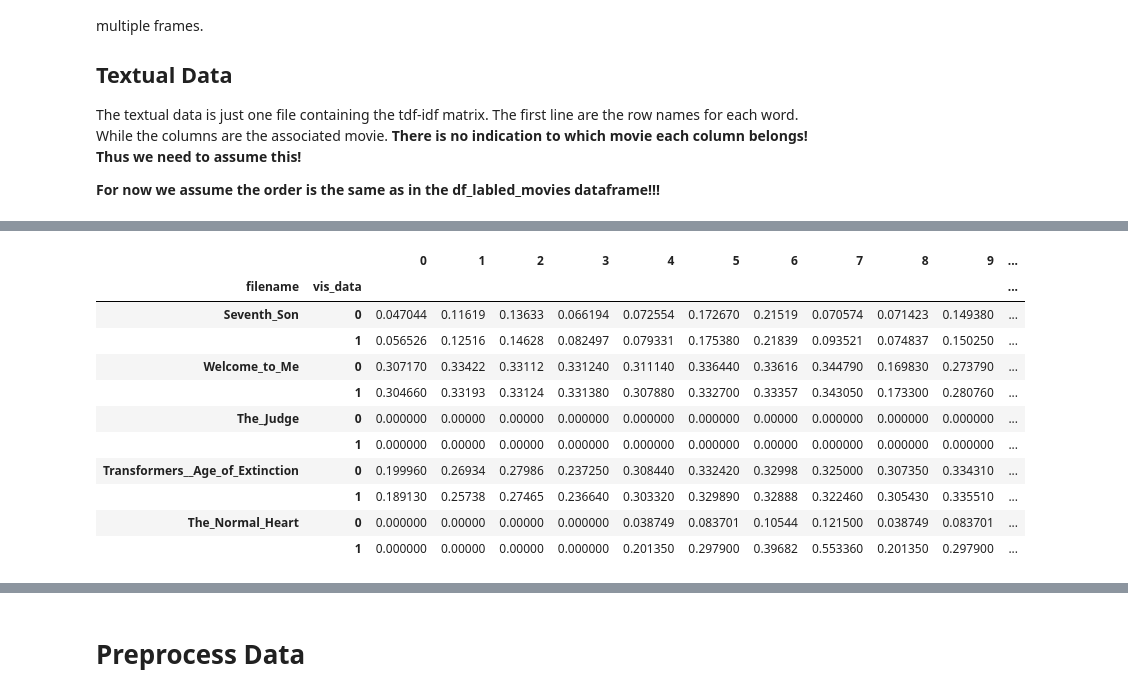
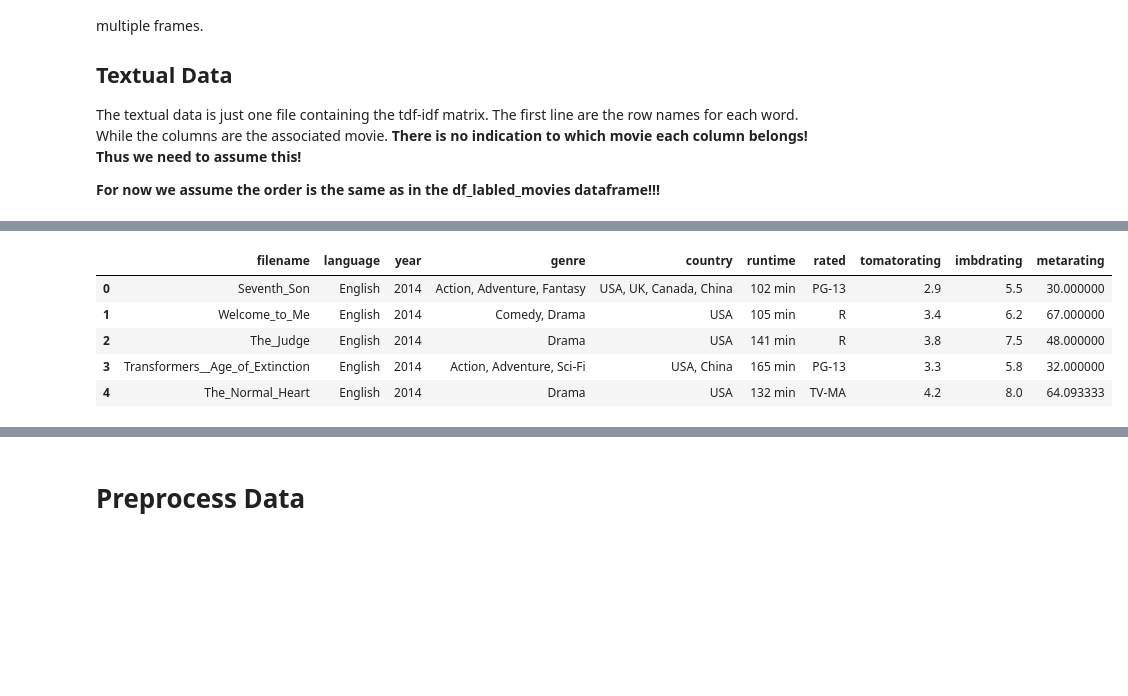
Before and after one commit to patrickFuerst/CoE_task, a Jupyter notebook: classifier_selection.ipynb, the cells around one changed output, grey strips where cells are left out. Saved outputs shown, nothing was run; the diff lists cells and outputs as text; code cells hidden in the pictures; blank space fills up the shorter version.

Commit message:
add extended meta data

```diff
--- a/classifier_selection.ipynb
+++ b/classifier_selection.ipynb
@@ -57,7 +57,7 @@ __For now we assume the order is the same as in the df_labled_movies dataframe!!
 df_labled_movies = pd.read_csv("./data/CoE_dataset/Dev_set/dev_set_groundtruth_and_trailers.csv", sep=';')
 del df_labled_movies['trailer']
 df_labled_movies = df_labled_movies[['movie','filename', 'goodforairplane']]
-display(df_labled_movies.head(10))
+display(df_labled_movies.head(5))
 
 
 ###############################################################
@@ -85,9 +85,9 @@ def load_meta_data( filenames ):
     return pd.DataFrame(raw_data, columns=['filename','language','year','genre','country','runtime','rated'])
 
 df_meta_data = load_meta_data( df_labled_movies['filename']  )
-pd.merge(df_labled_movies.drop(['movie'],axis=1),df_meta_data, on='filename').to_csv('data/meta_data_exported.csv',sep=";",index = False)
+#pd.merge(df_labled_movies.drop(['movie'],axis=1),df_meta_data, on='filename').to_csv('data/meta_data_exported.csv',sep=";",index = False)
 
-display(df_meta_data.head(10))
+display(df_meta_data.head(5))
 #display(df_meta_data.dtypes)
 
 ###############################################################
@@ -106,6 +106,12 @@ def load_user_rating_data( filenames ):
             tomato_rating = movie.get('tomatoUserRating')
             imbd_rating = movie.get('imdbRating')
             meta_rating = movie.get('metascore')
+            if tomato_rating == "N/A":
+                tomato_rating = np.nan
+            if imbd_rating == "N/A":
+                imbd_rating = np.nan
+            if meta_rating == "N/A":
+                meta_rating = np.nan
 
             raw_data.append( (file,tomato_rating,imbd_rating,meta_rating) )
 
@@ -113,10 +119,58 @@ def load_user_rating_data( filenames ):
 
 
 df_user_rating_data = load_user_rating_data( df_labled_movies['filename']  )
-pd.merge(df_labled_movies.drop(['movie'],axis=1),df_user_rating_data, on='filename').to_csv('data/user_rating_data_exported.csv',sep=";",index = False)
-display(df_user_rating_data.head(10))
+df_user_rating_data['tomatorating'] = pd.to_numeric(df_user_rating_data['tomatorating'])
+df_user_rating_data['imbdrating'] = pd.to_numeric(df_user_rating_data['imbdrating'])
+df_user_rating_data['metarating'] = pd.to_numeric(df_user_rating_data['metarating'])
+#pd.merge(df_labled_movies.drop(['movie'],axis=1),df_user_rating_data, on='filename').to_csv('data/user_rating_data_exported.csv',sep=";",index = False)
+df_user_rating_data.fillna(df_user_rating_data.mean(),inplace=True)
+
+display(df_user_rating_data.head(5))
 #display(df_user_rating_data.dtypes)
 
+
+###############################################################
+### Load meta data with user rating  ###
+def load_meta_extended_data( filenames ):
+
+
+    raw_data = []
+
+    for file in filenames:
+        file_path = f'./data/CoE_dataset/Dev_set/XML/{file}.xml'
+        with open(file_path) as f:
+            tree = ET.parse(f)
+            movie = tree.find('movie')
+
+            lang = movie.get('language')
+            year = movie.get('year')
+            genre = movie.get('genre')
+            country = movie.get('country')
+            runtime = movie.get('runtime')
+            age_rating = movie.get('rated')
+            tomato_rating = movie.get('tomatoUserRating')
+            imbd_rating = movie.get('imdbRating')
+            meta_rating = movie.get('metascore')
+
+            if tomato_rating == "N/A":
+                tomato_rating = np.nan
+            if imbd_rating == "N/A":
+                imbd_rating = np.nan
+            if meta_rating == "N/A":
+                meta_rating = np.nan
+            raw_data.append( (file,lang,year,genre,country,runtime,age_rating,tomato_rating,imbd_rating,meta_rating) )
+
+    return pd.DataFrame(raw_data, columns=['filename','language','year','genre','country','runtime','rated','tomatorating','imbdrating','metarating'])
+
+
+df_meta_extended_data = load_meta_extended_data( df_labled_movies['filename']  )
+df_meta_extended_data['tomatorating'] = pd.to_numeric(df_meta_extended_data['tomatorating'])
+df_meta_extended_data['imbdrating'] = pd.to_numeric(df_meta_extended_data['imbdrating'])
+df_meta_extended_data['metarating'] = pd.to_numeric(df_meta_extended_data['metarating'])
+df_meta_extended_data.fillna(df_meta_extended_data.mean(),inplace=True)
+
+display(df_meta_extended_data.head(5))
+#display(df_user_rating_data.dtypes)
 
 ###############################################################
 ### Load Visual Data ###
@@ -132,9 +186,9 @@ def load_visual_data( filenames ):
     return pd.concat(data_list, axis = 0, keys = filenames,names=('filename','vis_data'),  sort=False)
 
 df_visual_data = load_visual_data( df_labled_movies['filename']  )
-pd.merge(df_labled_movies.drop(['movie'],axis=1),df_visual_data, on='filename').to_csv('data/visual_data_exported.csv',sep=";",index = False)
+#pd.merge(df_labled_movies.drop(['movie'],axis=1),df_visual_data, on='filename').to_csv('data/visual_data_exported.csv',sep=";",index = False)
 
-display(df_visual_data.head(10))
+display(df_visual_data.head(5))
 
 
 ###############################################################
@@ -170,9 +224,9 @@ def load_audio_data( filenames ):
     return audio_data
 
 df_audio_data = load_audio_data( df_labled_movies['filename']  )
-pd.merge(df_labled_movies.drop(['movie'],axis=1),df_audio_data, on='filename').to_csv('data/audio_data_exported.csv',sep=";",index = False)
+#pd.merge(df_labled_movies.drop(['movie'],axis=1),df_audio_data, on='filename').to_csv('data/audio_data_exported.csv',sep=";",index = False)
 
-display(df_audio_data.head(20))
+display(df_audio_data.head(5))
 
 
 ###############################################################
@@ -192,7 +246,7 @@ def load_text_data(filenames):
     return df_data.T #row are should be represented by movie names
 
 df_text_data = load_text_data(df_labled_movies['filename'] )
-display(df_text_data.head(20))
+display(df_text_data.head(5))
 #display(df_text_data.shape)
 #display(df_text_data.describe())
 # %% [output]
@@ -232,12 +271,6 @@ display(df_text_data.head(20))
-|  |  | 0 | 1 | 2 | 3 | 4 | 5 | 6 | 7 | 8 | 9 | ... |
-| filename | vis_data |  |  |  |  |  |  |  |  |  |  | ... |
-| Seventh_Son | 0 | 0.047044 | 0.11619 | 0.13633 | 0.066194 | 0.072554 | 0.172670 | 0.21519 | 0.070574 | 0.071423 | 0.149380 | ... |
-|  | 1 | 0.056526 | 0.12516 | 0.14628 | 0.082497 | 0.079331 | 0.175380 | 0.21839 | 0.093521 | 0.074837 | 0.150250 | ... |
-| Welcome_to_Me | 0 | 0.307170 | 0.33422 | 0.33112 | 0.331240 | 0.311140 | 0.336440 | 0.33616 | 0.344790 | 0.169830 | 0.273790 | ... |
-|  | 1 | 0.304660 | 0.33193 | 0.33124 | 0.331380 | 0.307880 | 0.332700 | 0.33357 | 0.343050 | 0.173300 | 0.280760 | ... |
-| The_Judge | 0 | 0.000000 | 0.00000 | 0.00000 | 0.000000 | 0.000000 | 0.000000 | 0.00000 | 0.000000 | 0.000000 | 0.000000 | ... |
-|  | 1 | 0.000000 | 0.00000 | 0.00000 | 0.000000 | 0.000000 | 0.000000 | 0.00000 | 0.000000 | 0.000000 | 0.000000 | ... |
-| Transformers__Age_of_Extinction | 0 | 0.199960 | 0.26934 | 0.27986 | 0.237250 | 0.308440 | 0.332420 | 0.32998 | 0.325000 | 0.307350 | 0.334310 | ... |
-|  | 1 | 0.189130 | 0.25738 | 0.27465 | 0.236640 | 0.303320 | 0.329890 | 0.32888 | 0.322460 | 0.305430 | 0.335510 | ... |
-| The_Normal_Heart | 0 | 0.000000 | 0.00000 | 0.00000 | 0.000000 | 0.038749 | 0.083701 | 0.10544 | 0.121500 | 0.038749 | 0.083701 | ... |
-|  | 1 | 0.000000 | 0.00000 | 0.00000 | 0.000000 | 0.201350 | 0.297900 | 0.39682 | 0.553360 | 0.201350 | 0.297900 | ... |
+|  | filename | language | year | genre | country | runtime | rated | tomatorating | imbdrating | metarating |
+| 0 | Seventh_Son | English | 2014 | Action, Adventure, Fantasy | USA, UK, Canada, China | 102 min | PG-13 | 2.9 | 5.5 | 30.000000 |
+| 1 | Welcome_to_Me | English | 2014 | Comedy, Drama | USA | 105 min | R | 3.4 | 6.2 | 67.000000 |
+| 2 | The_Judge | English | 2014 | Drama | USA | 141 min | R | 3.8 | 7.5 | 48.000000 |
+| 3 | Transformers__Age_of_Extinction | English | 2014 | Action, Adventure, Sci-Fi | USA, China | 165 min | PG-13 | 3.3 | 5.8 | 32.000000 |
+| 4 | The_Normal_Heart | English | 2014 | Drama | USA | 132 min | TV-MA | 4.2 | 8.0 | 64.093333 |
```
Also changed, not shown: parts of 3 cells of this notebook.
